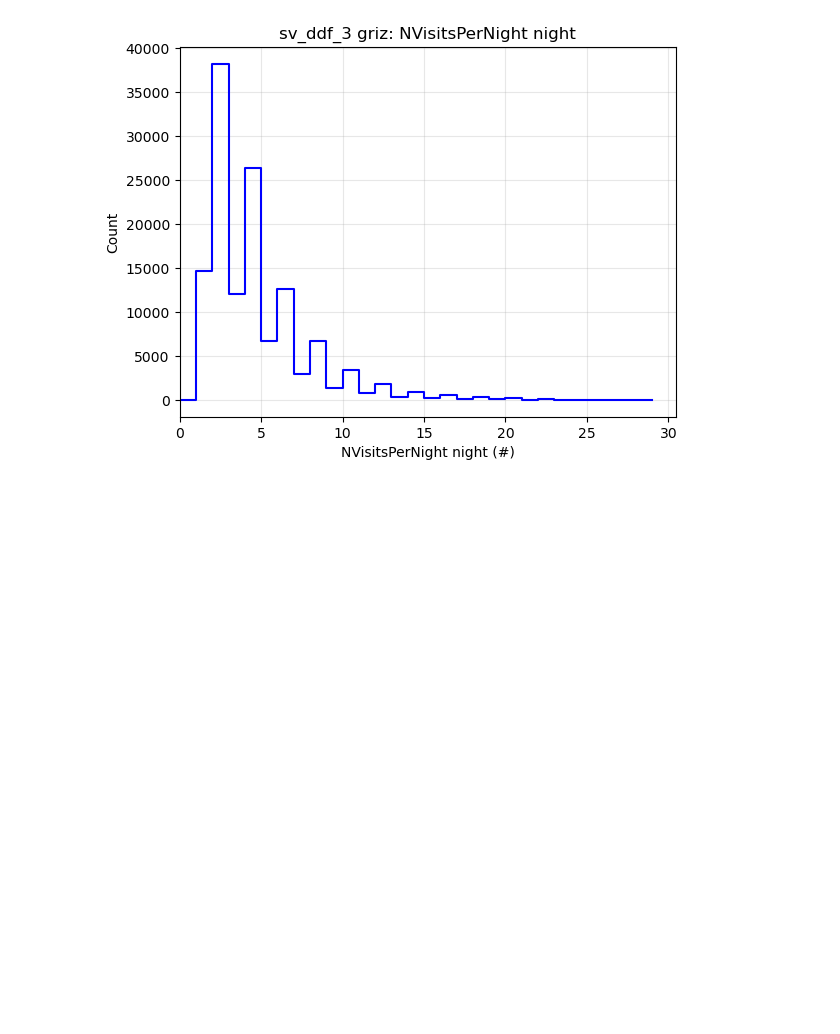
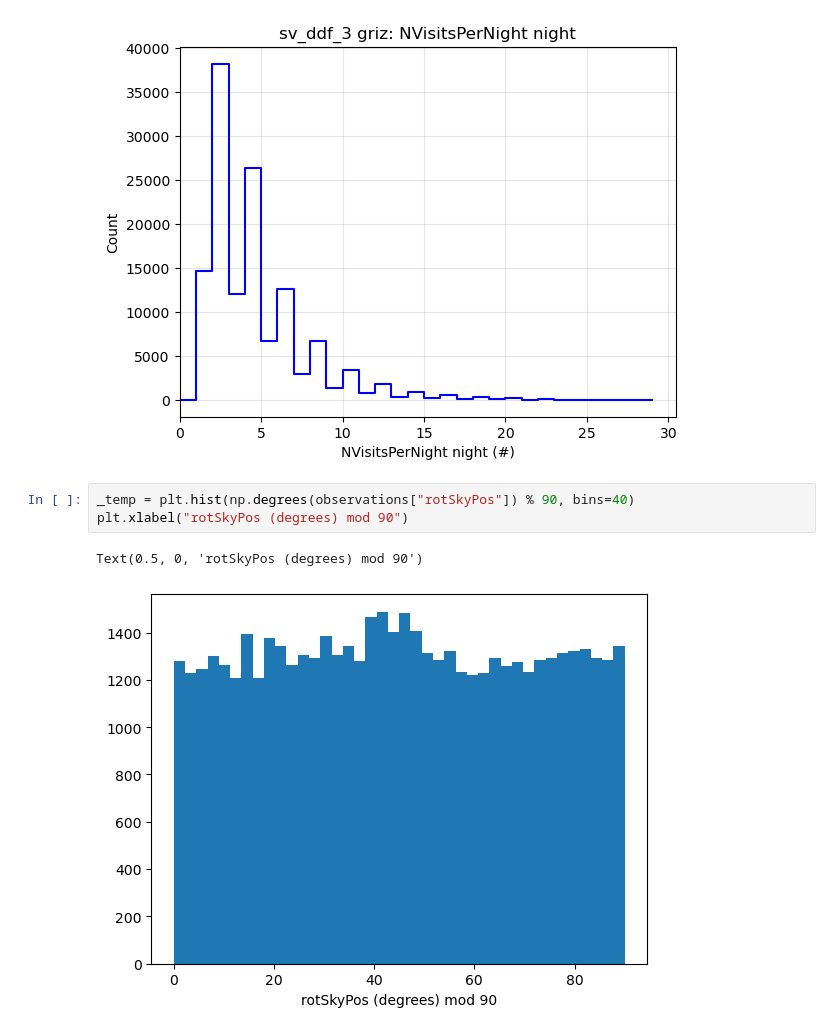
Before and after one commit to lsst-sims/lsstcam_sv, a Jupyter notebook: LSSTCam_SV-ddf-3.ipynb, the cells around one changed output. Cells and saved outputs as stored; diff of their text form; blank space fills up the shorter version.

```diff
--- a/LSSTCam_SV-ddf-3.ipynb
+++ b/LSSTCam_SV-ddf-3.ipynb
@@ -586,3 +586,9 @@ bundle.plot()
 Healpix slicer using NSIDE=64, approximate resolution 54.967783 arcminutes
 {'SummaryHistogram': <Figure size 640x480 with 1 Axes>}
 [figure]
+# %%
+_temp = plt.hist(np.degrees(observations["rotSkyPos"]) % 90, bins=40)
+plt.xlabel("rotSkyPos (degrees) mod 90")
+# %% [output]
+Text(0.5, 0, 'rotSkyPos (degrees) mod 90')
+[figure, added]
```
Also changed, not shown: parts of 2 cells of this notebook, 2 other files.
